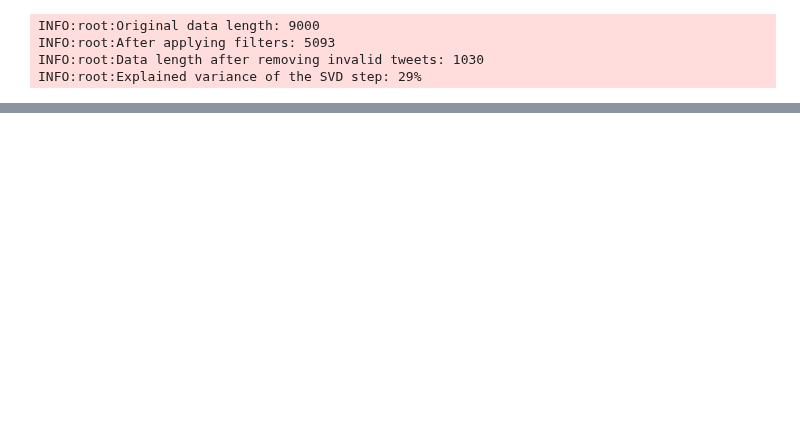
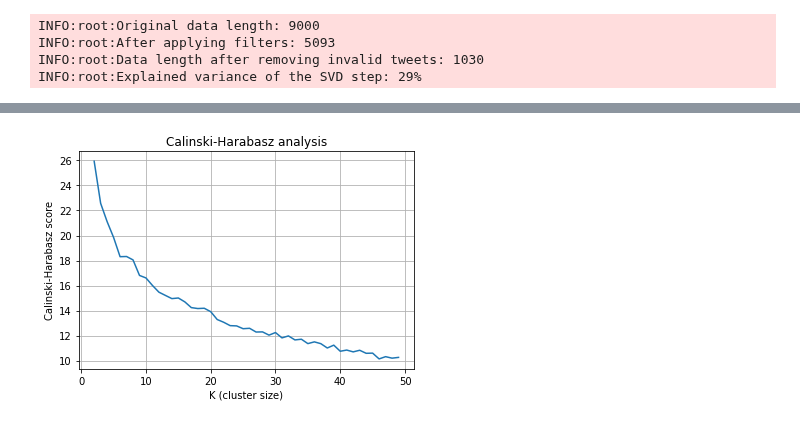
Before and after one commit to delftcrowd/smart_rejector_for_hate_speech, a Jupyter notebook: code/costs/clustering.ipynb, the cells around one changed output, grey strips where cells are left out. Drawn from its saved outputs; the diff is of its cells as text; code cells hidden in the pictures; blank space fills up the shorter version.

```diff
--- a/code/costs/clustering.ipynb
+++ b/code/costs/clustering.ipynb
@@ -22,3 +22,8 @@ km.plot_elbow_curve(max_k=50, X=X)
+# %%
+%matplotlib inline
+km.plot_calinski_harabasz_analysis(max_k=50, X=X)
+# %% [output]
+[figure, added]
 # %%
 %matplotlib inline
 km.plot_silhouette_analysis(max_k=50, X=X)
```
Also changed, not shown: parts of 6 cells of this notebook, 1 other file.
